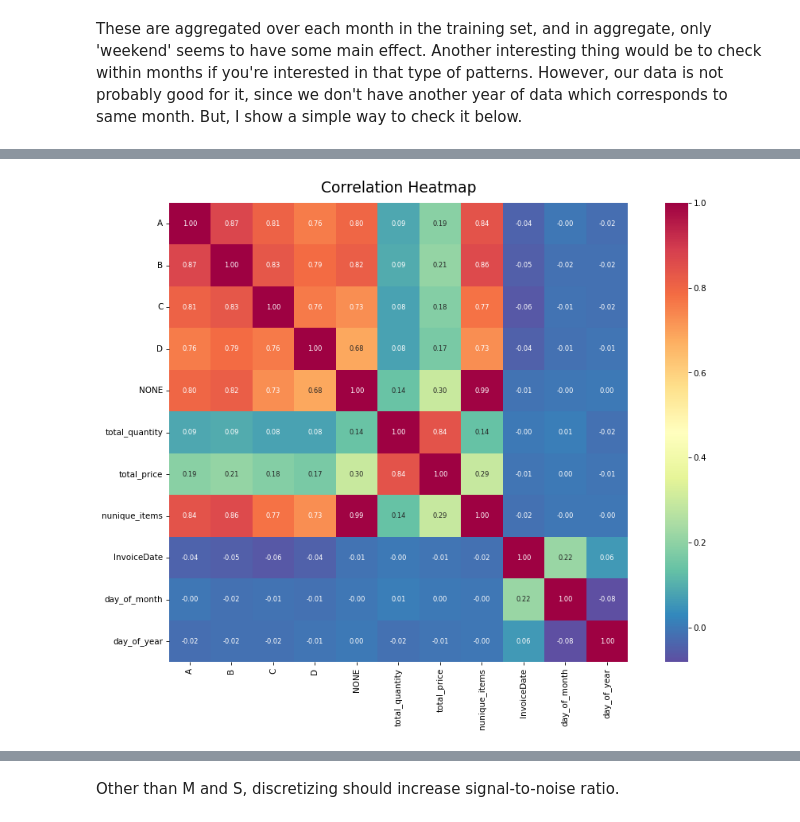
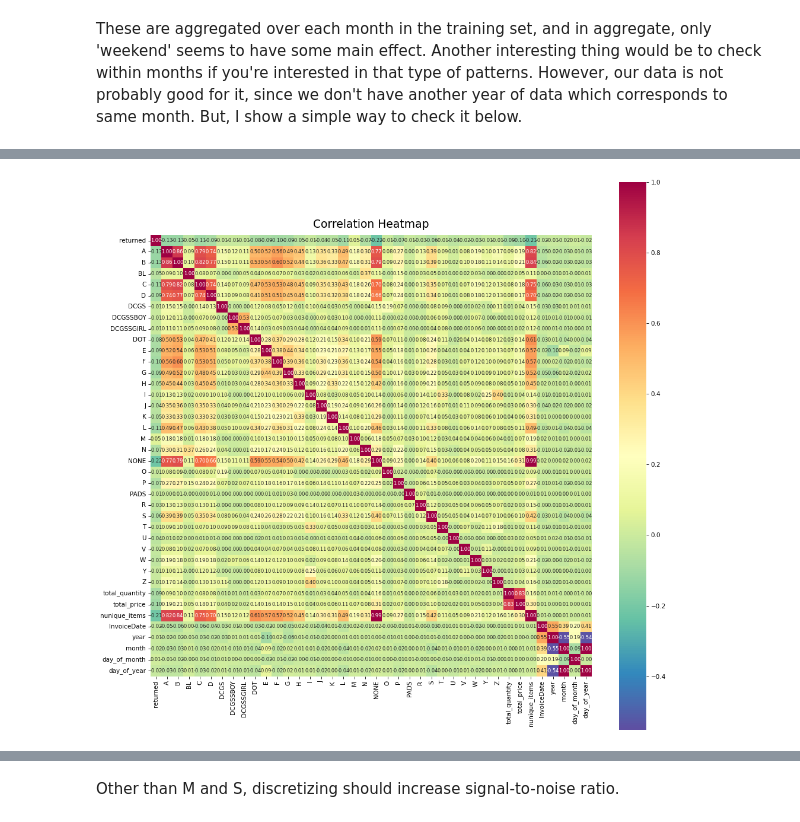
Before and after one commit to YigitAsik/ecom-data, a Jupyter notebook: order-cancellation_preds.ipynb, the cells around one changed output, grey strips where cells are left out. Cells and saved outputs as stored; diff of their text form; code cells hidden in the pictures.

```diff
--- a/order-cancellation_preds.ipynb
+++ b/order-cancellation_preds.ipynb
@@ -292,7 +293,7 @@ Before diving to that:
 
 * I'll make a model here to set a baseline with only invoice-level variables.
 # %%
-def data_split(dataframe, split_date='2011-09-01'):
+def data_split(dataframe, split_date='2011-11-01'):
     dataframe = dataframe.set_index('InvoiceNo')
 
     train = dataframe.loc[dataframe['InvoiceDate'] < split_date, :]
@@ -300,7 +301,7 @@ def data_split(dataframe, split_date='2011-09-01'):
 
     return train.sort_values(by='InvoiceDate', ascending=True), test.sort_values(by='InvoiceDate', ascending=True)
 # %%
-train, test = data_split(new_df, split_date='2011-09-01')
+train, test = data_split(new_df, split_date='2011-11-01')
 
 print(
     train.shape,
@@ -377,19 +392,19 @@ for month in train['month'].unique().tolist():
 # %%
-corrmat = train[[col for col in train.columns if train[col].nunique() > 10 and train[col].dtype != 'object']].corr()
+corrmat = train[[col for col in train.columns if train[col].dtype != 'object']].corr()
 
-plt.figure(figsize=(16, 10))
+plt.figure(figsize=(16, 16))
 hm = sns.heatmap(corrmat,
                  cbar=True,
                  annot=True,
                  square=True,
                  fmt='.2f',
                  annot_kws={'size': 8},
                  cmap="Spectral_r")
 hm.set_title('Correlation Heatmap', fontdict={'fontsize':18}, pad=12)
 
 plt.show()
 # %% [output]
-[figure, old version]
+[figure, new version]
 # %%
 train.drop('NONE', axis=1, inplace=True)
 test.drop('NONE', axis=1, inplace=True)
```
Also changed, not shown: parts of 40 cells of this notebook.
